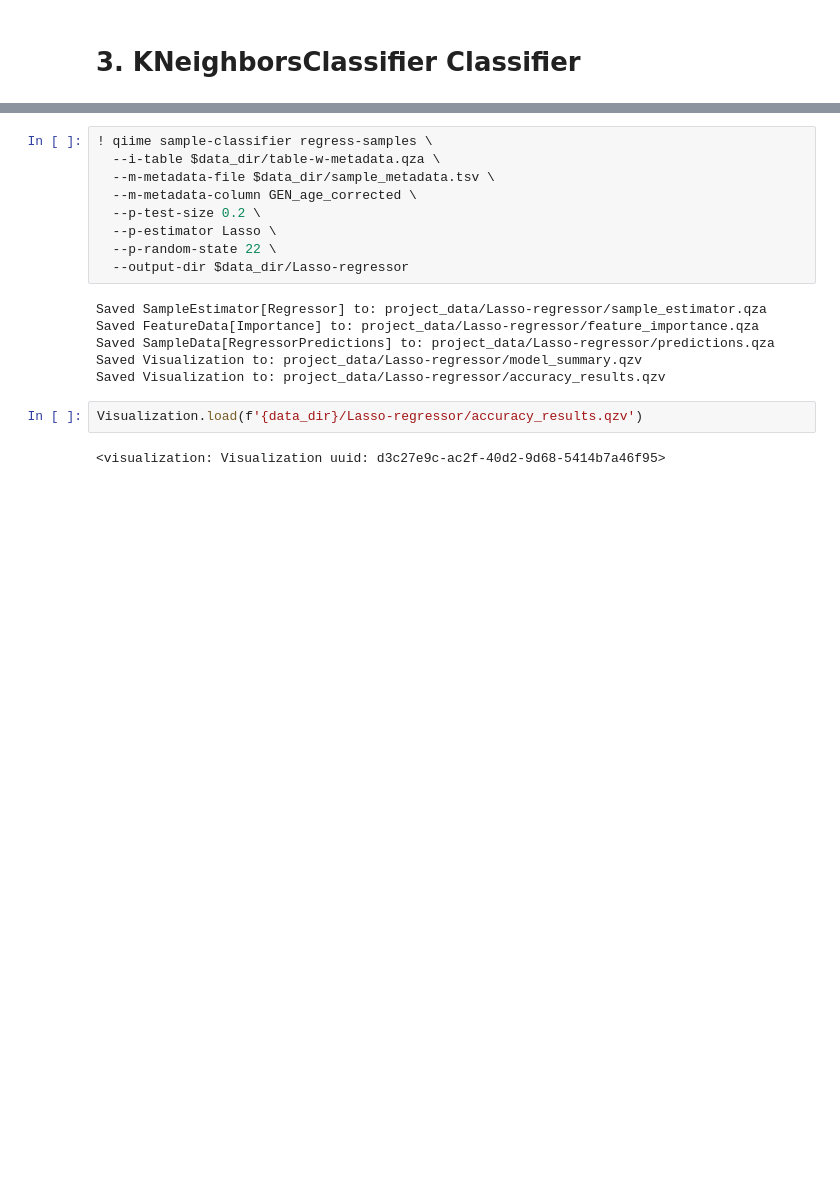
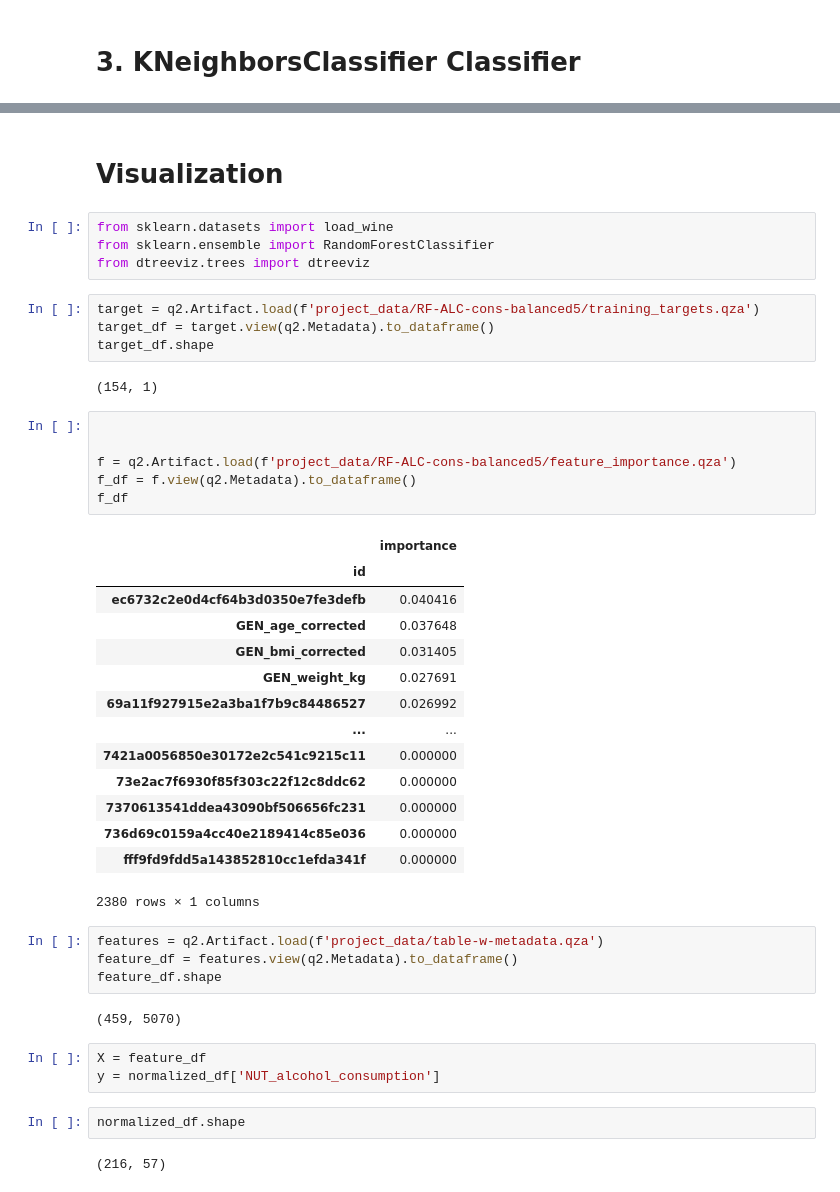
Before and after one commit to dhasanova99/HealthyFood, a Jupyter notebook: JupyterDocs/K_Machine-learning.ipynb, the cells around one changed output, grey strips where cells are left out. Drawn from its saved outputs; the diff is of its cells as text; blank space fills up the shorter version.

```diff
--- a/JupyterDocs/K_Machine-learning.ipynb
+++ b/JupyterDocs/K_Machine-learning.ipynb
@@ -301,19 +406,46 @@ Inputs:
-# %%
-! qiime sample-classifier regress-samples \
-  --i-table $data_dir/table-w-metadata.qza \
-  --m-metadata-file $data_dir/sample_metadata.tsv \
-  --m-metadata-column GEN_age_corrected \
-  --p-test-size 0.2 \
-  --p-estimator Lasso \
-  --p-random-state 22 \
-  --output-dir $data_dir/Lasso-regressor
-# %% [output]
-Saved SampleEstimator[Regressor] to: project_data/Lasso-regressor/sample_estimator.qza
-Saved FeatureData[Importance] to: project_data/Lasso-regressor/feature_importance.qza
-Saved SampleData[RegressorPredictions] to: project_data/Lasso-regressor/predictions.qza
-Saved Visualization to: project_data/Lasso-regressor/model_summary.qzv
-Saved Visualization to: project_data/Lasso-regressor/accuracy_results.qzv
-# %%
-Visualization.load(f'{data_dir}/Lasso-regressor/accuracy_results.qzv')
-# %% [output]
-<visualization: Visualization uuid: d3c27e9c-ac2f-40d2-9d68-5414b7a46f95>
+# %% [markdown]
+# Visualization
+# %%
+from sklearn.datasets import load_wine
+from sklearn.ensemble import RandomForestClassifier
+from dtreeviz.trees import dtreeviz
+# %%
+target = q2.Artifact.load(f'project_data/RF-ALC-cons-balanced5/training_targets.qza')
+target_df = target.view(q2.Metadata).to_dataframe()
+target_df.shape
+# %% [output]
+(154, 1)
+# %%
+
+
+f = q2.Artifact.load(f'project_data/RF-ALC-cons-balanced5/feature_importance.qza')
+f_df = f.view(q2.Metadata).to_dataframe()
+f_df
+# %% [output]
+|  | importance |
+| id |  |
+| ec6732c2e0d4cf64b3d0350e7fe3defb | 0.040416 |
+| GEN_age_corrected | 0.037648 |
+| GEN_bmi_corrected | 0.031405 |
+| GEN_weight_kg | 0.027691 |
+| 69a11f927915e2a3ba1f7b9c84486527 | 0.026992 |
+| ... | ... |
+| 7421a0056850e30172e2c541c9215c11 | 0.000000 |
+| 73e2ac7f6930f85f303c22f12c8ddc62 | 0.000000 |
+| 7370613541ddea43090bf506656fc231 | 0.000000 |
+| 736d69c0159a4cc40e2189414c85e036 | 0.000000 |
+| fff9fd9fdd5a143852810cc1efda341f | 0.000000 |
+2380 rows × 1 columns
+# %%
+features = q2.Artifact.load(f'project_data/table-w-metadata.qza')
+feature_df = features.view(q2.Metadata).to_dataframe()
+feature_df.shape
+# %% [output]
+(459, 5070)
+# %%
+X = feature_df
+y = normalized_df['NUT_alcohol_consumption']
+# %%
+normalized_df.shape
+# %% [output]
+(216, 57)
```
Also changed, not shown: parts of 31 cells of this notebook.
